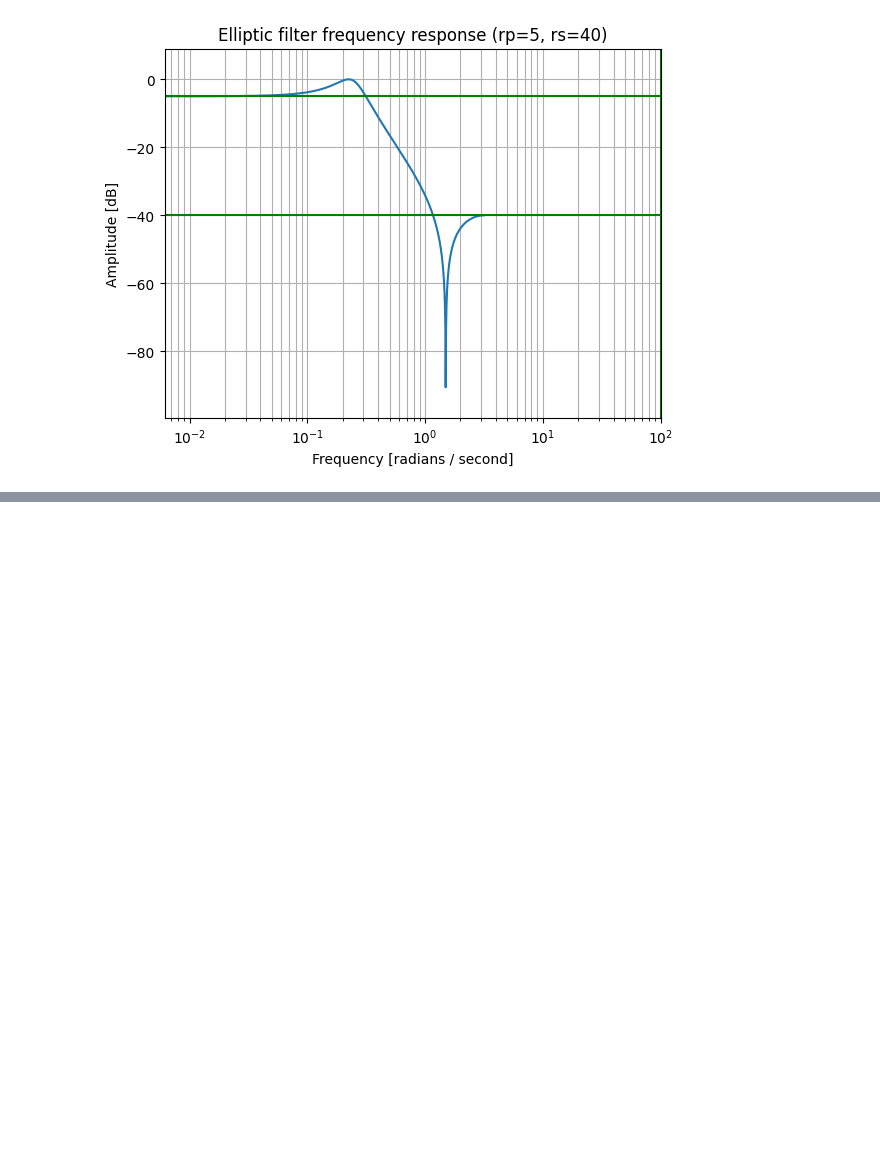
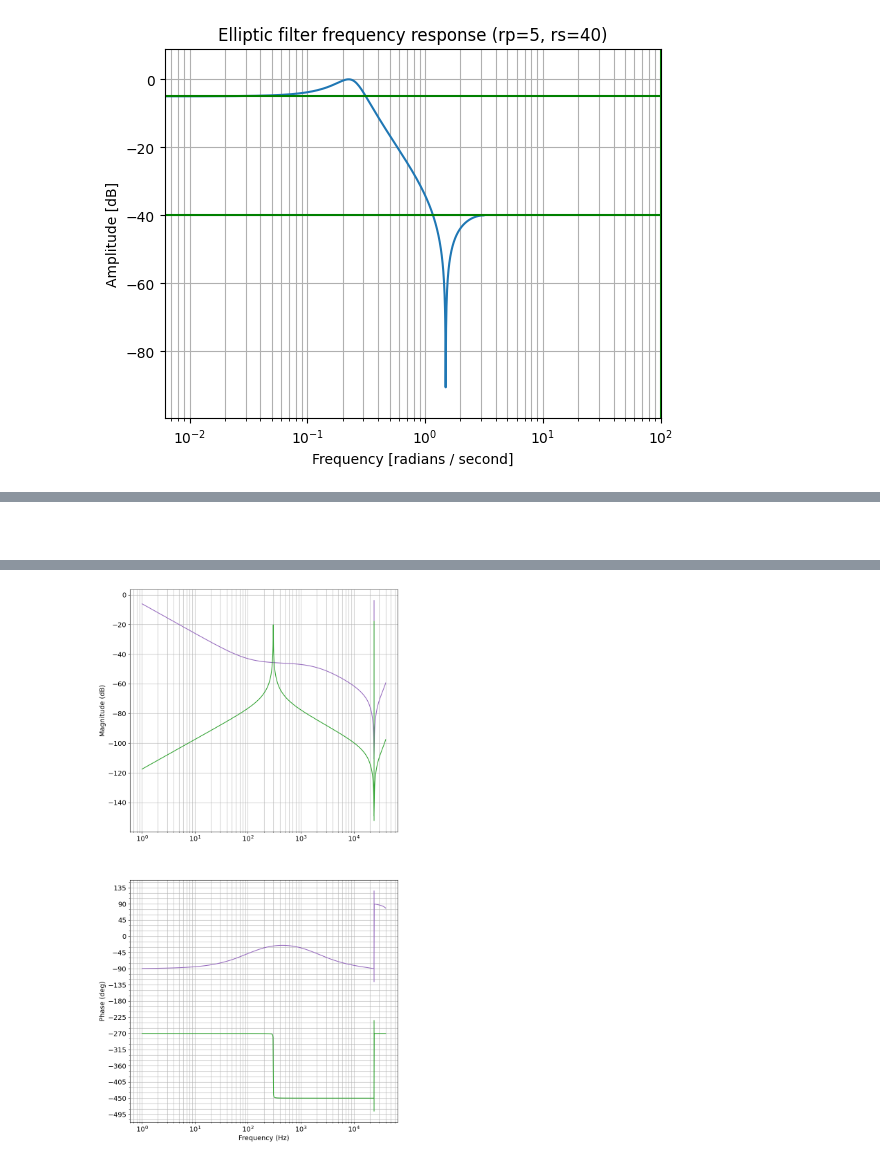
Before and after one commit to mirtcho/motor_control, a Jupyter notebook: jupyter/Untitled.ipynb, the cells around one changed output, grey strips where cells are left out. Cells and saved outputs as stored; diff of their text form; code cells hidden in the pictures; blank space fills up the shorter version.

```diff
--- a/jupyter/Untitled.ipynb
+++ b/jupyter/Untitled.ipynb
@@ -84,0 +138,78 @@ plt.show()
+# %% [markdown]
+###
+# %%
+import numpy as np
+from scipy import signal
+import control
+import matplotlib.pyplot as plt
+import os
+
+fs = 48000.0  # Sample frequency (Hz)
+f0 = 300.0  # Frequency to be retained (Hz)
+Q=250
+k1=0.1
+# Design peak filter
+b, a = signal.iirpeak(f0, Q, fs)
+print ('fs-=',fs,'f0=',f0,'Q=',Q)
+print ('-------------------------')
+print ( 'b=',b )
+print ( 'a=',a )
+######################
+print("########### EVC30KW CCL Peak filter F0=",f0, "Fs=",fs," Use K=",k1,"  ###########\n")
+print(f"#define C_R300_GAIN ({k1}f)")
+
+print(f"#define C_R300_A1 ({-a[1]}f)")
+print(f"#define C_R300_A2 ({-a[2]}f)")
+print(f"#define C_R300_B0 ({b[0]}f)")
+print(f"#define C_R300_B1 ({b[1]}f)")
+print(f"#define C_R300_B2 ({b[2]}f)")
+
+
+################
+## EVC CCL
+################
+Fsw = 48000 #Hz
+Fp0 = 10#Hz
+Fz1 = 100 #Hz
+Fp1 = 2000 #Hz
+# Fp1 = 5000 #Hz
+
+Ts = (1/Fsw)
+Wp0=(Fp0*2*np.pi)
+Wz1=(Fz1*2*np.pi)
+Wp1=(Fp1*2*np.pi)
+
+k=0.05
+B0 = ((Ts*Wp0*Wp1*(2+Ts*Wz1)) / (2*(2+Ts*Wp1)*(Wz1)))
+B1 = ((Ts*Ts*Wp0*Wp1) / (2+Ts*Wp1))
+B2 = ((Ts*Wp0*Wp1*(-2+Ts*Wz1)) / (2*(2+Ts*Wp1)*Wz1))
+A0 = 1
+A1 = (4 / (2+Ts*Wp1))
+A2 = (-2+Ts*Wp1) / (4 / 2+Ts*Wp1)
+print("########### EVC30KW CCL K=",k,"  ###########\n")
+print(f"#define CA1 ({A1}f)")
+print(f"#define CA2 ({A2}f)")
+print(f"#define CB0 ({B0}f)")
+print(f"#define CB1 ({B1}f)")
+print(f"#define CB2 ({B2}f)")
+
+##################
+#create plots
+##################
+f = np.logspace(0,4.6,1000)
+f.min()
+f.max()
+len(f)
+w = 2*np.pi*f
+s = control.TransferFunction.s
+
+plt.rcParams['font.size'] = 14
+plt.rcParams["figure.figsize"] = 10.0,20.0
+
+hIIRReversedEVC      = control.tf([B0 *k  , B1 *k  , B2 *k  ],  [A0  , -A1  , -A2  ], Ts)
+hIIR300HzResonant    = control.tf([b[0]*k1, b[1]*k1, b[2]*k1],  [a[0], a[1], a[2]], Ts)
+
+print ("PURPLE - EVC BLUE - it where it startoscilate GREN-NEW!!")
+bodeIIRReversed = control.bode(hIIRReversedEVC, w, dB=1,Hz=1,color ='tab:purple')
+bodeIIRReversed = control.bode(hIIR300HzResonant, w, dB=1,Hz=1,color ='tab:green')
+# %% [output]
@@ -84,0 +236 @@ plt.show()
+[figure, added]
```
Also changed, not shown: parts of 3 cells of this notebook, 5 other files.
